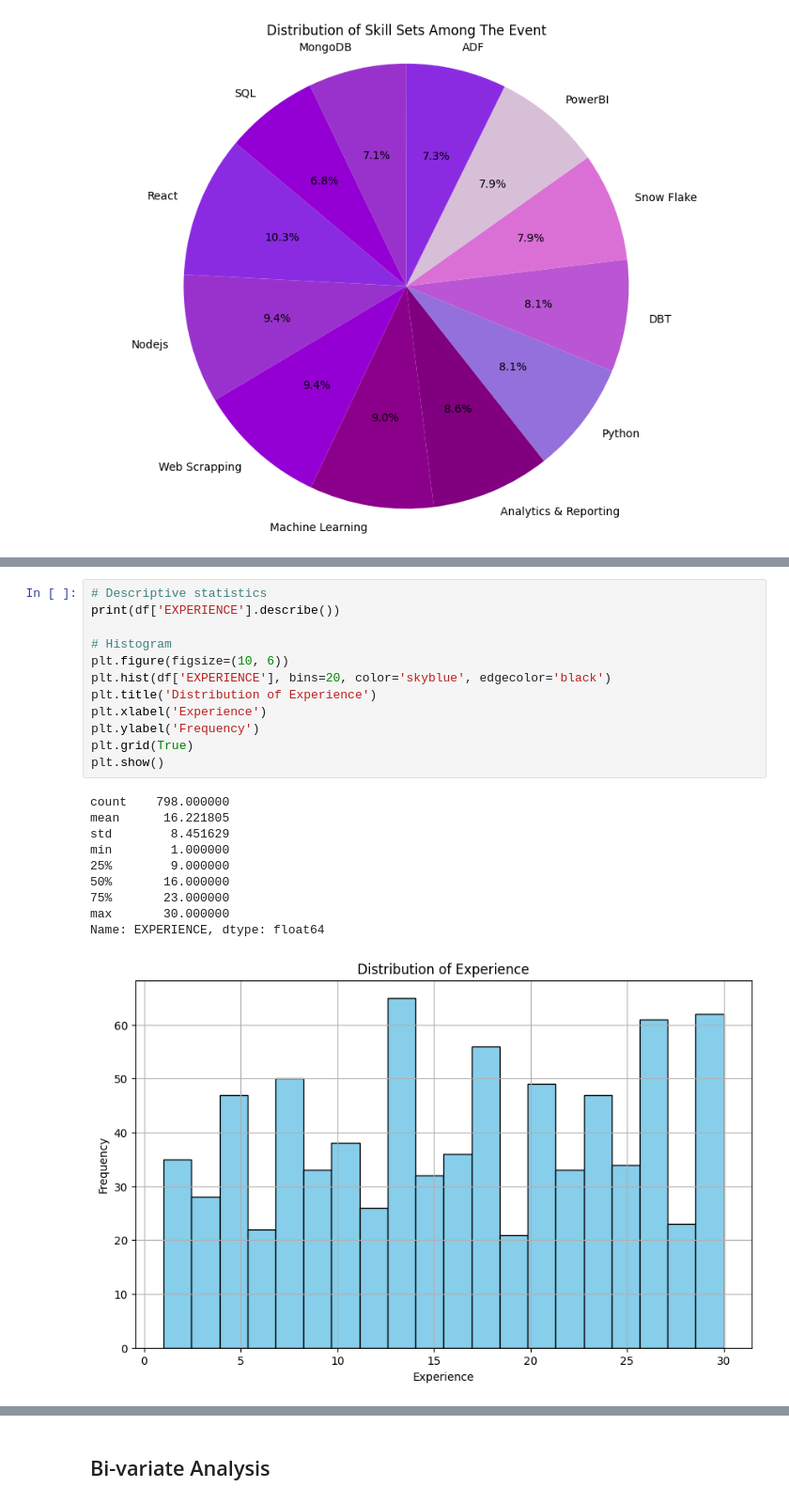
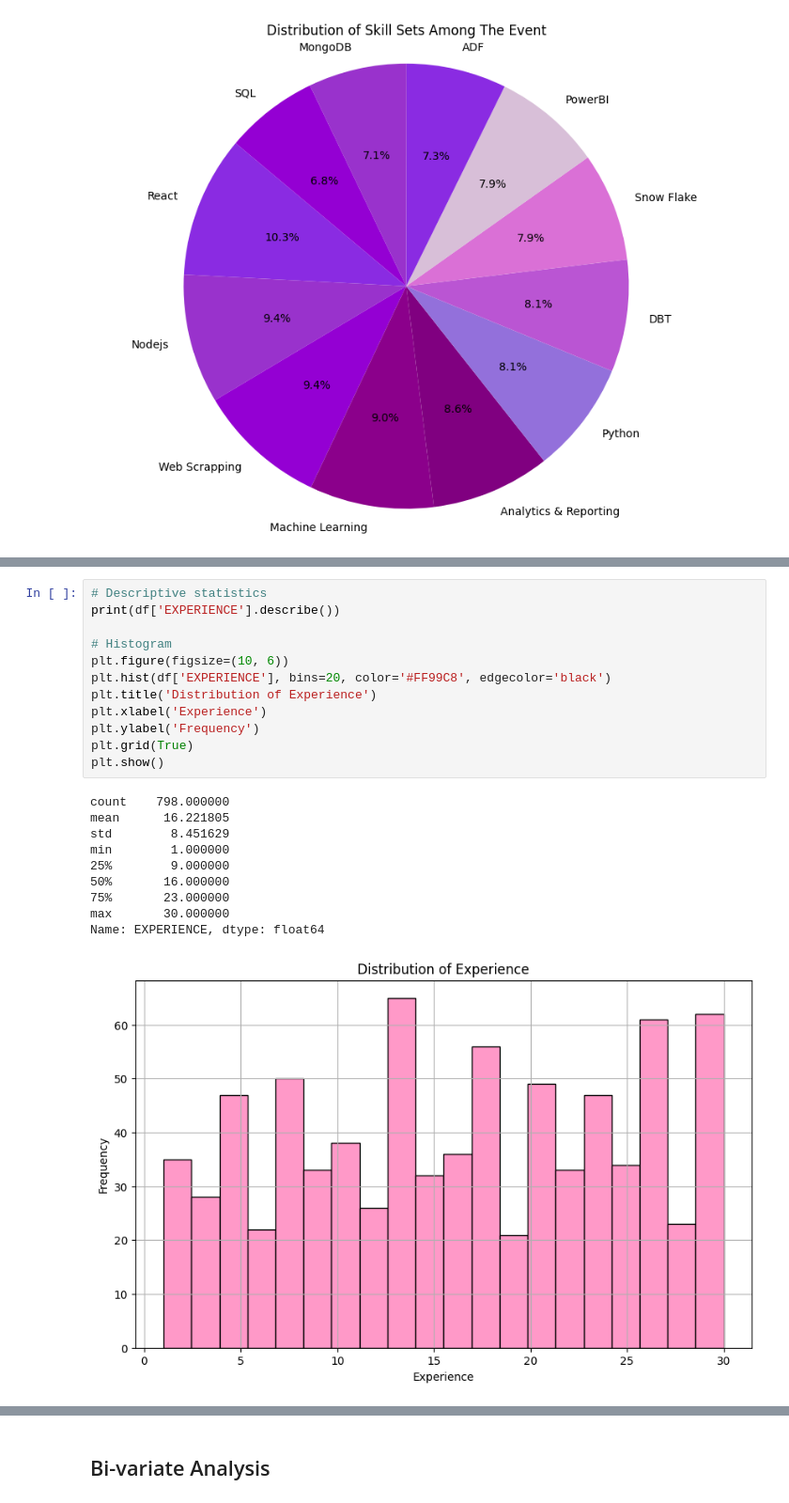
Before and after one commit to svaibhavcse/employeeLearningPlatform, a Jupyter notebook: datas/ML_EmployeeLearningPlatform.ipynb, the cells around one changed output, grey strips where cells are left out. Shown at 94% size. Saved outputs shown, nothing was run; the diff lists cells and outputs as text.

```diff
--- a/datas/ML_EmployeeLearningPlatform.ipynb
+++ b/datas/ML_EmployeeLearningPlatform.ipynb
@@ -143,26 +145,26 @@ Name: count, dtype: int64
 # %%
 # Descriptive statistics
 print(df['EXPERIENCE'].describe())
 
 # Histogram
 plt.figure(figsize=(10, 6))
-plt.hist(df['EXPERIENCE'], bins=20, color='skyblue', edgecolor='black')
+plt.hist(df['EXPERIENCE'], bins=20, color='#FF99C8', edgecolor='black')
 plt.title('Distribution of Experience')
 plt.xlabel('Experience')
 plt.ylabel('Frequency')
 plt.grid(True)
 plt.show()
 # %% [output]
 count    798.000000
 mean      16.221805
 std        8.451629
 min        1.000000
 25%        9.000000
 50%       16.000000
 75%       23.000000
 max       30.000000
 Name: EXPERIENCE, dtype: float64
-[figure, old version]
+[figure, new version]
 # %%
 # Extract month from the REGISTERED_AT column
 df['Registration_Month'] = df['REGISTERED_AT'].dt.month
```
Also changed, not shown: parts of 4 cells of this notebook.
